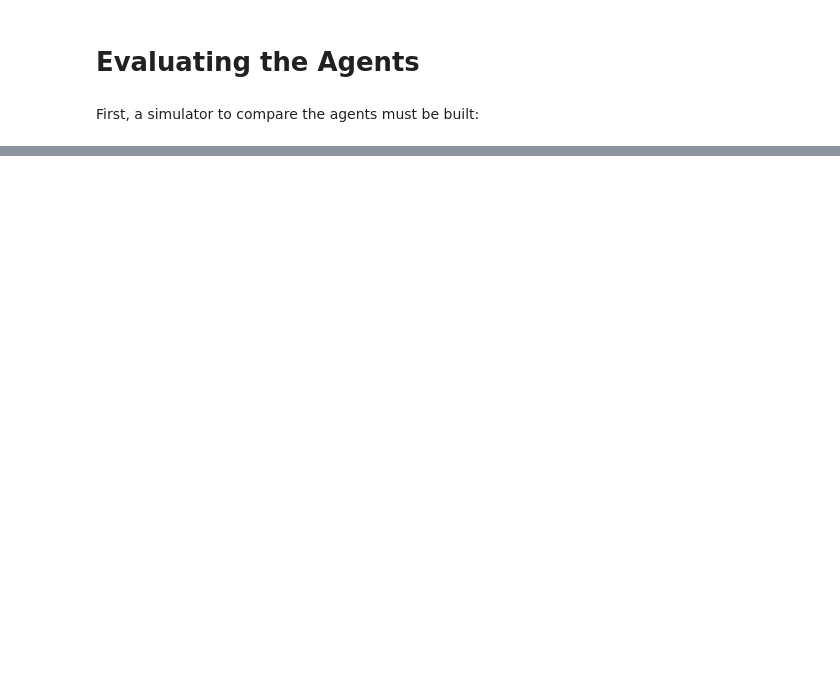
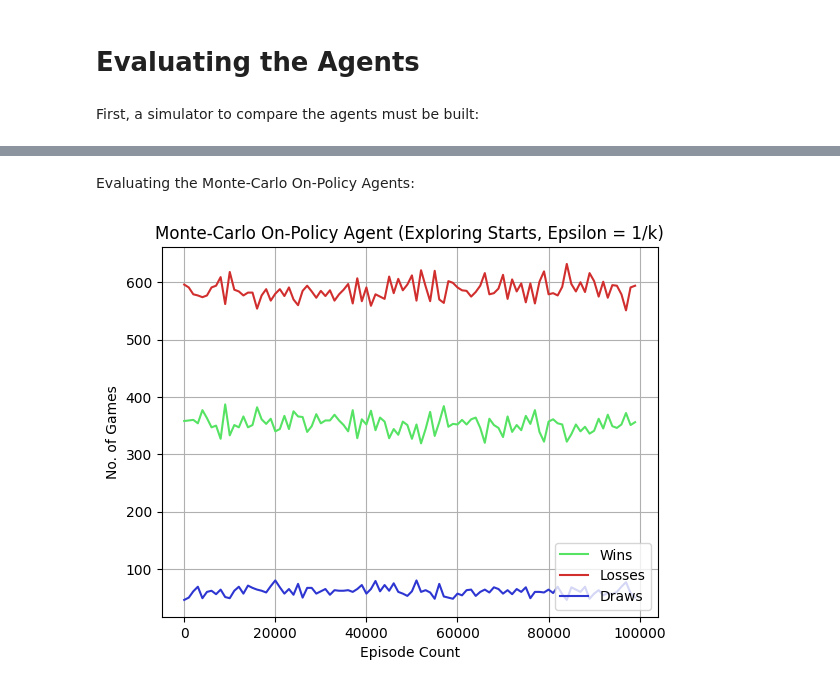
Before and after one commit to bentaliana/ARI2204, a Jupyter notebook: agent_evaluation.ipynb, the cells around one changed output, grey strips where cells are left out. Saved outputs shown, nothing was run; the diff lists cells and outputs as text; code cells hidden in the pictures; blank space fills up the shorter version.

Commit message:
improved agent evaluation

```diff
--- a/agent_evaluation.ipynb
+++ b/agent_evaluation.ipynb
@@ -82,0 +88,20 @@ class AgentSimulator():
+# %%
+import matplotlib.pyplot as plt
+
+def plot_results(results, title):
+    x = list(range(0, len(results) * 1000, 1000))
+
+    wins = [result ["wins"] for result in results]
+    losses = [result ["losses"] for result in results]
+    draws = [result ["draws"] for result in results]
+
+    plt.plot(x, wins, label = "Wins", color = "#56e364")
+    plt.plot(x, losses, label = "Losses", color = "#d12e2e")
+    plt.plot(x, draws, label = "Draws", color = "#2e36d1")
+
+    plt.xlabel("Episode Count")
+    plt.ylabel("No. of Games")
+
+    plt.title(title)
+    plt.grid()
+    plt.legend(loc = "lower right")
@@ -83,4 +177,10 @@ class AgentSimulator():
+# %% [markdown]
+Evaluating the Monte-Carlo On-Policy Agents:
 # %%
 mcop_agent_1 = MonteCarloOnPolicyAgent(True, 1) # exploring starts, epsilon is 1/k
 mcop_agent_1_simulator = AgentSimulator(mcop_agent_1)
 mcop_agent_1_results = mcop_agent_1_simulator.simulate_games(100000)
+# %%
+plot_results(mcop_agent_1_results, "Monte-Carlo On-Policy Agent (Exploring Starts, Epsilon = 1/k)")
+# %% [output]
+[figure, added]
```
Also changed, not shown: parts of 41 cells of this notebook, 2 other files.
